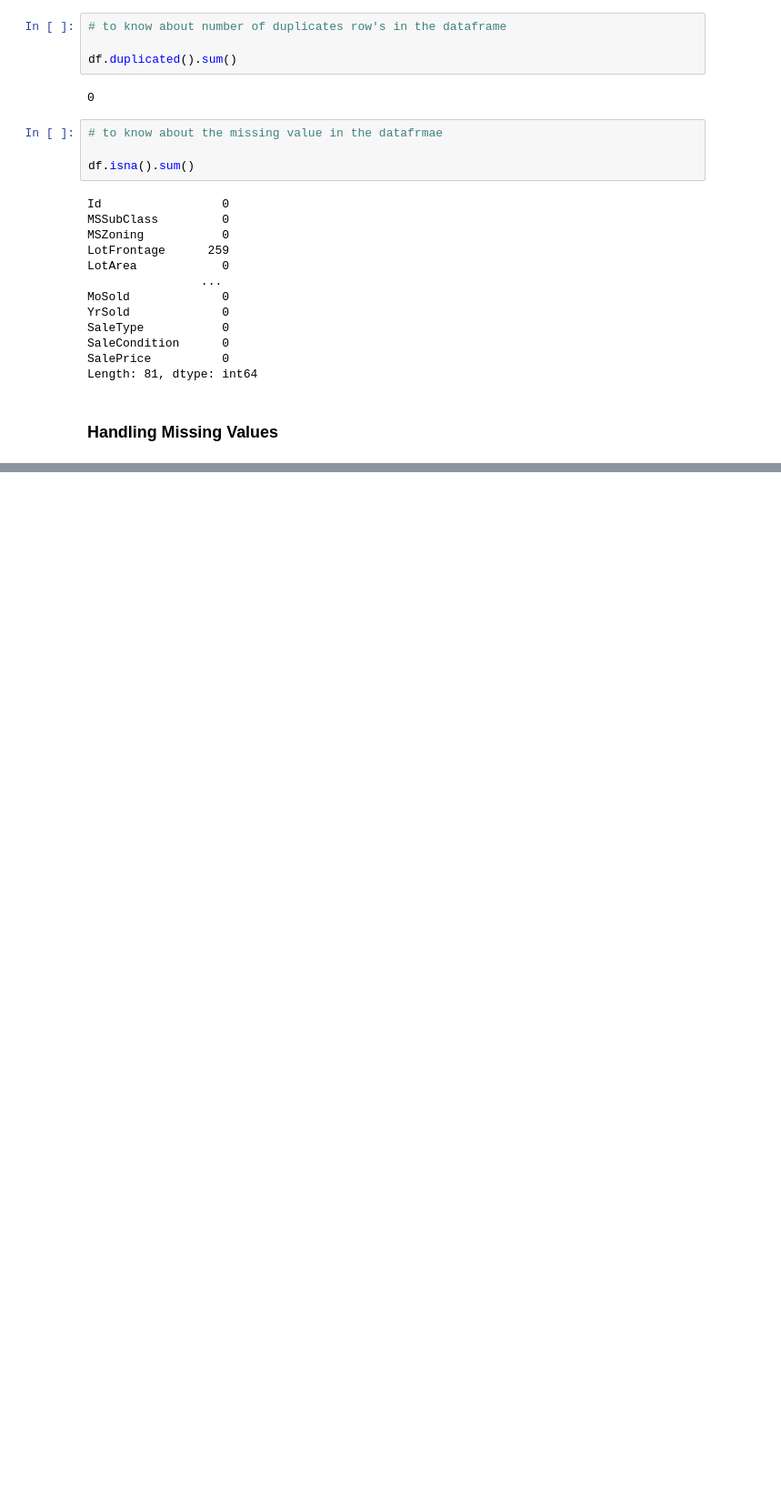
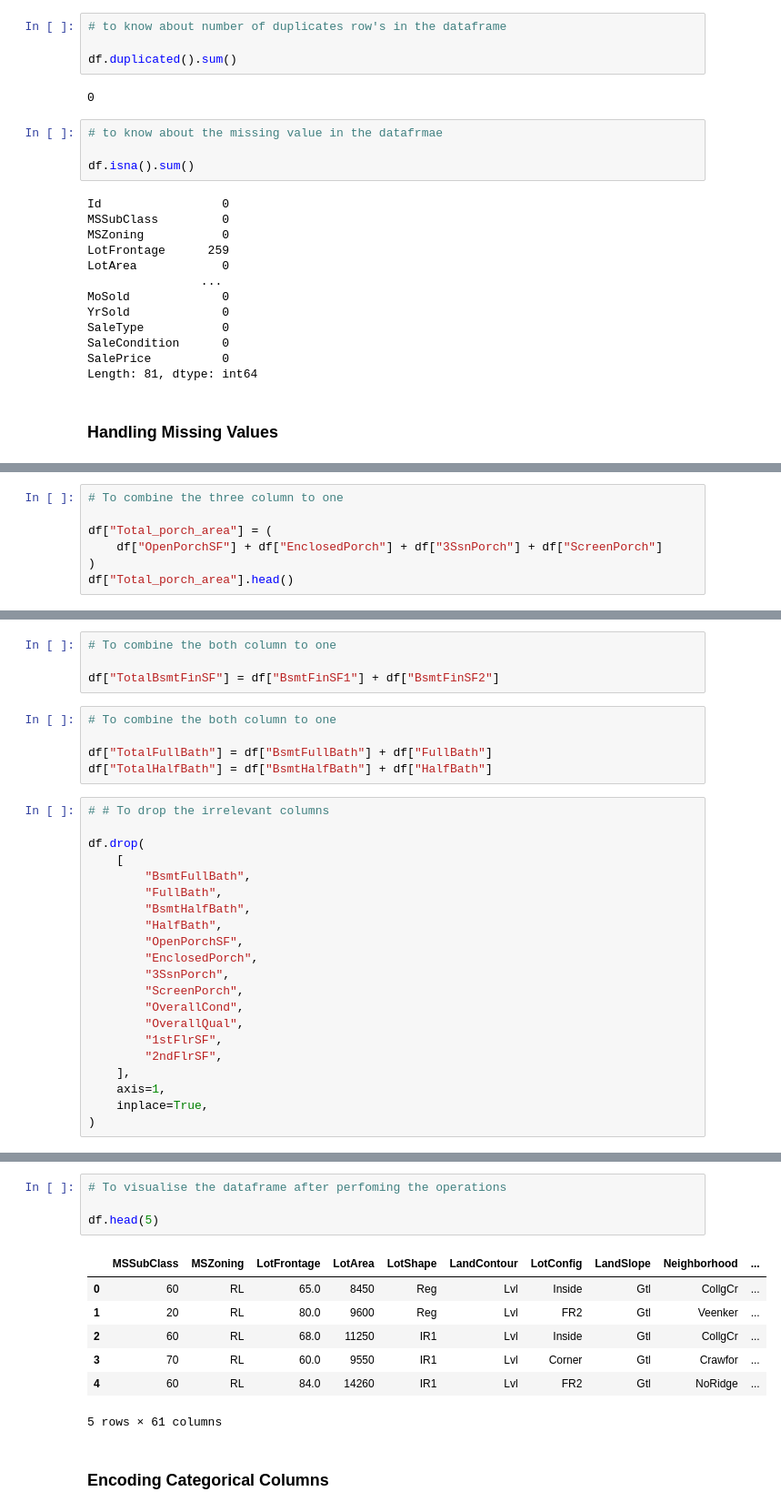
Before and after one commit to mayankanand2701/Celebal-COE-Training-2024, a Jupyter notebook: Assignment ( Week 7 )/Preprocessing and Feature Enginerring.ipynb, the cells around one changed output, grey strips where cells are left out. Shown at 91% size. Drawn from its saved outputs; the diff is of its cells as text; blank space fills up the shorter version.

```diff
--- a/Assignment ( Week 7 )/Preprocessing and Feature Enginerring.ipynb
+++ b/Assignment ( Week 7 )/Preprocessing and Feature Enginerring.ipynb
@@ -190,0 +354,7 @@ columnstToDrop= ['OverallCond', 'YrSold', 'YearBuilt', 'YearRemodAdd', 'GarageCa
+# %%
+# To combine the three column to one
+
+df["Total_porch_area"] = (
+    df["OpenPorchSF"] + df["EnclosedPorch"] + df["3SsnPorch"] + df["ScreenPorch"]
+)
+df["Total_porch_area"].head()
@@ -190,0 +368,30 @@ columnstToDrop= ['OverallCond', 'YrSold', 'YearBuilt', 'YearRemodAdd', 'GarageCa
+# %%
+# To combine the both column to one
+
+df["TotalBsmtFinSF"] = df["BsmtFinSF1"] + df["BsmtFinSF2"]
+# %%
+# To combine the both column to one
+
+df["TotalFullBath"] = df["BsmtFullBath"] + df["FullBath"]
+df["TotalHalfBath"] = df["BsmtHalfBath"] + df["HalfBath"]
+# %%
+# # To drop the irrelevant columns
+
+df.drop(
+    [
+        "BsmtFullBath",
+        "FullBath",
+        "BsmtHalfBath",
+        "HalfBath",
+        "OpenPorchSF",
+        "EnclosedPorch",
+        "3SsnPorch",
+        "ScreenPorch",
+        "OverallCond",
+        "OverallQual",
+        "1stFlrSF",
+        "2ndFlrSF",
+    ],
+    axis=1,
+    inplace=True,
+)
@@ -190,0 +413,14 @@ columnstToDrop= ['OverallCond', 'YrSold', 'YearBuilt', 'YearRemodAdd', 'GarageCa
+# %%
+# To visualise the dataframe after perfoming the operations
+
+df.head(5)
+# %% [output]
+|  | MSSubClass | MSZoning | LotFrontage | LotArea | LotShape | LandContour | LotConfig | LandSlope | Neighborhood | ... |
+| 0 | 60 | RL | 65.0 | 8450 | Reg | Lvl | Inside | Gtl | CollgCr | ... |
+| 1 | 20 | RL | 80.0 | 9600 | Reg | Lvl | FR2 | Gtl | Veenker | ... |
+| 2 | 60 | RL | 68.0 | 11250 | IR1 | Lvl | Inside | Gtl | CollgCr | ... |
+| 3 | 70 | RL | 60.0 | 9550 | IR1 | Lvl | Corner | Gtl | Crawfor | ... |
+| 4 | 60 | RL | 84.0 | 14260 | IR1 | Lvl | FR2 | Gtl | NoRidge | ... |
+5 rows × 61 columns
+# %% [markdown]
+### Encoding Categorical Columns
```
Also changed, not shown: parts of 29 cells of this notebook, 1 other file.
